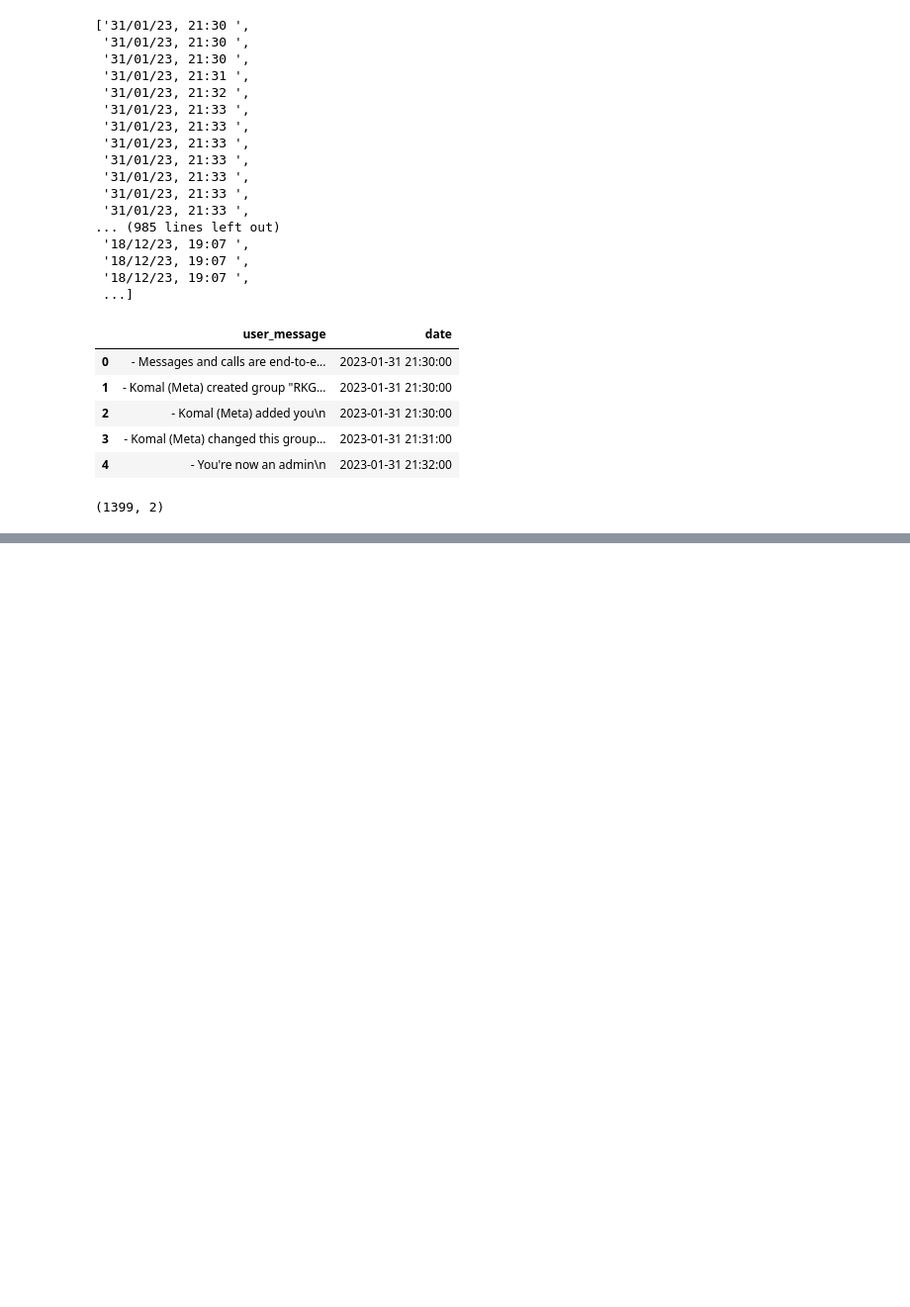
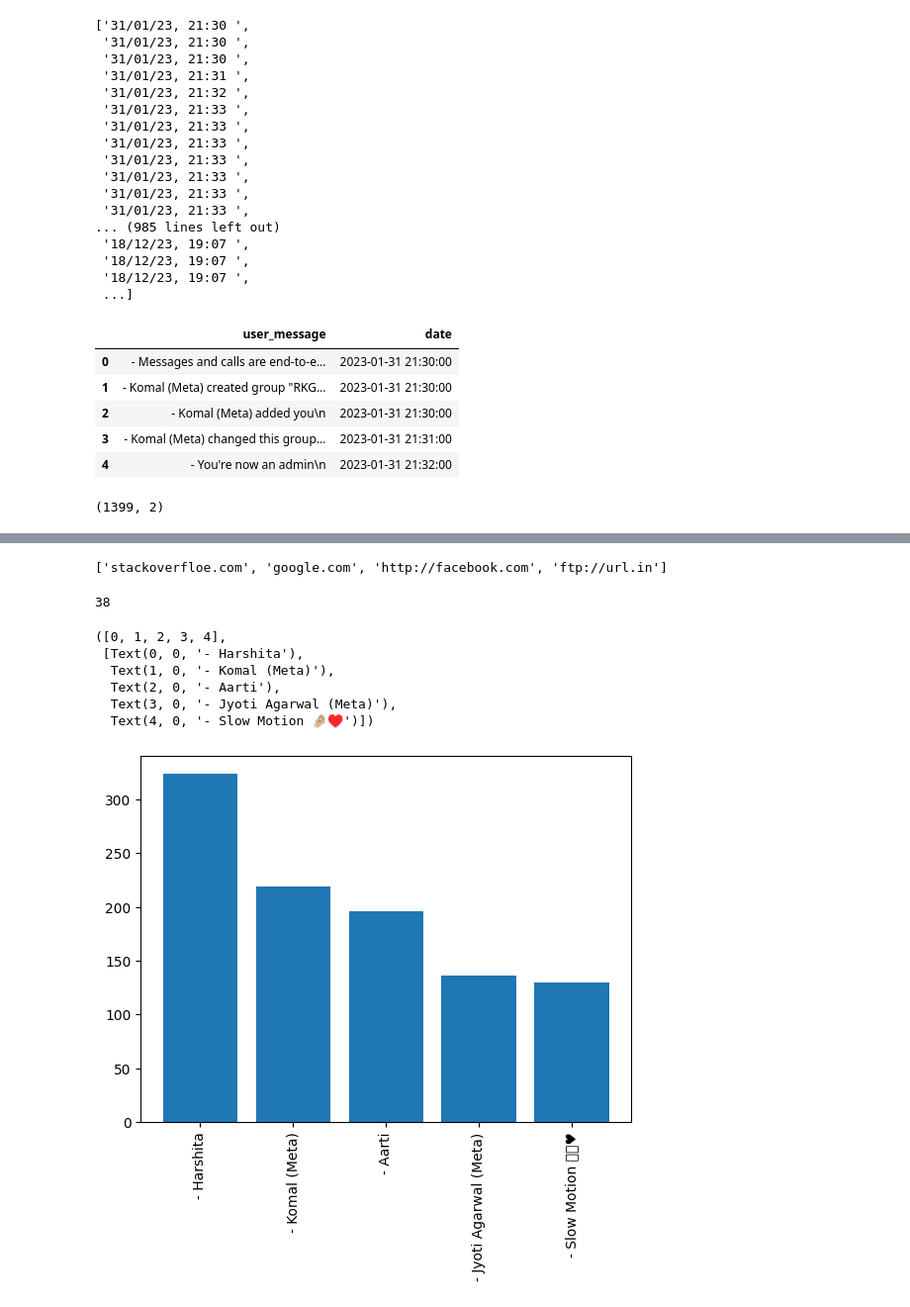
Before and after one commit to Artiydv02/whatsapp_chat_analysis-, a Jupyter notebook: whatsapp_chat_analysis.ipynb, the cells around one changed output, grey strips where cells are left out. Shown at 99% size. Cells and saved outputs as stored; diff of their text form; code cells hidden in the pictures; blank space fills up the shorter version.

```diff
--- a/whatsapp_chat_analysis.ipynb
+++ b/whatsapp_chat_analysis.ipynb
@@ -112,0 +147,7 @@ df.head()
+# %%
+from urlextract import URLExtract
+extractor = URLExtract()
+urls = extractor.find_urls("Let us have URL stackoverfloe.com as an example google.com , http://facebook.com, ftp://url.in .")
+urls
+# %% [output]
+['stackoverfloe.com', 'google.com', 'http://facebook.com', 'ftp://url.in']
@@ -112,0 +158,6 @@ df.head()
+# %%
+len(links)
+# %% [output]
+38
+# %%
+x = df['user'].value_counts().head()
@@ -112,0 +166,14 @@ df.head()
+# %%
+name = x.index
+count = x.values
+# %%
+plt.bar(name ,count)
+plt.xticks(rotation ='vertical')
+# %% [output]
+([0, 1, 2, 3, 4],
+ [Text(0, 0, '- Harshita'),
+  Text(1, 0, '- Komal (Meta)'),
+  Text(2, 0, '- Aarti'),
+  Text(3, 0, '- Jyoti Agarwal (Meta)'),
+  Text(4, 0, '- Slow Motion 🤌🏼♥️')])
+[figure, added]
```
Also changed, not shown: parts of 33 cells of this notebook.
